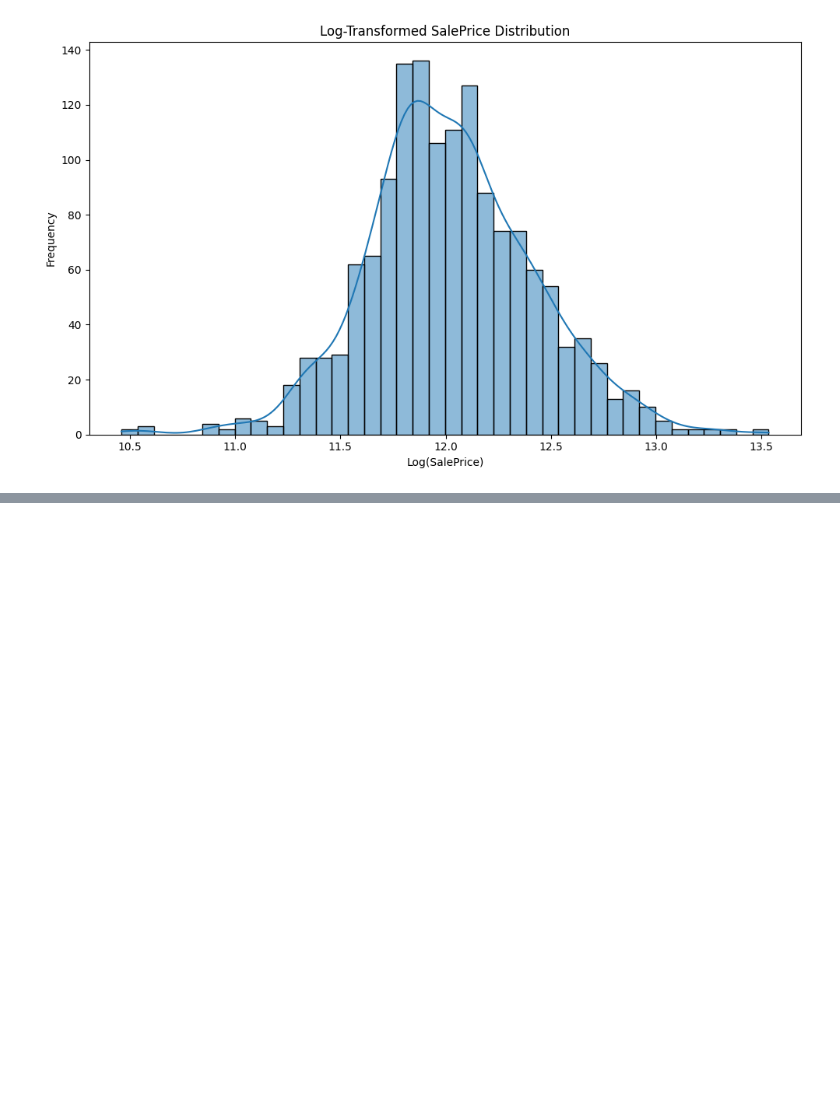
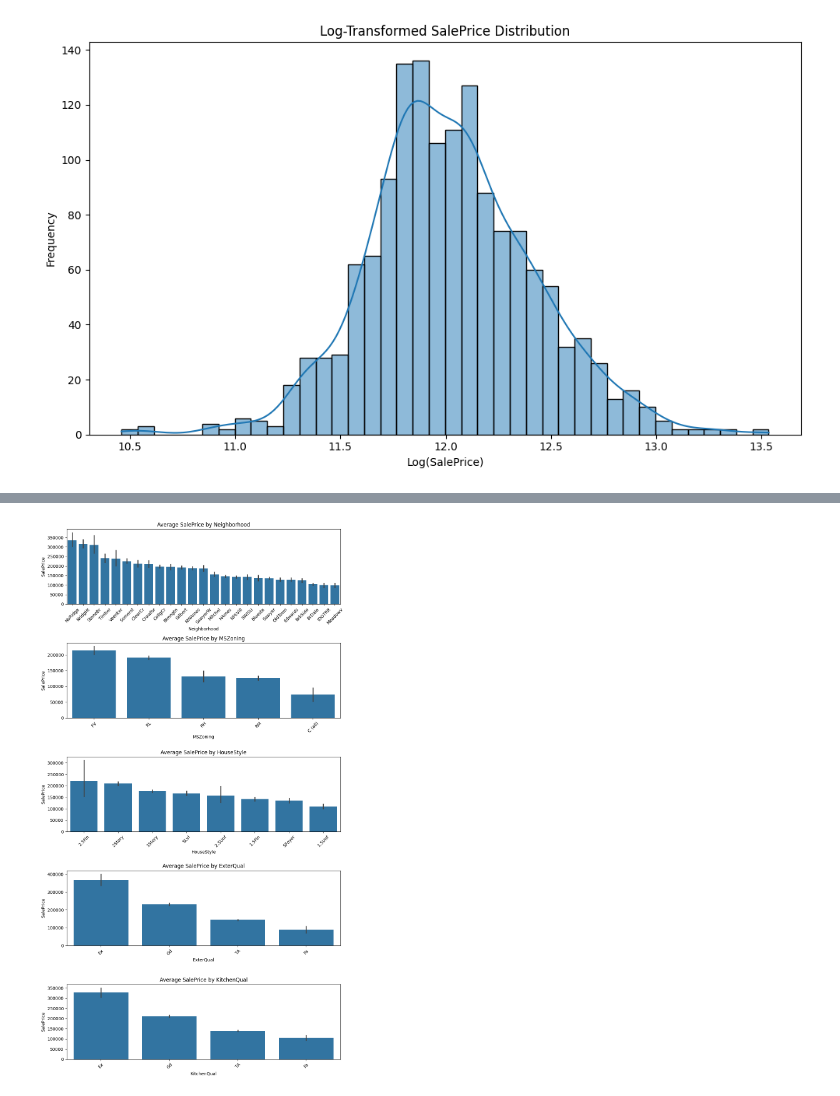
Before and after one commit to uowol/Kaggle-Data-Analysis, a Jupyter notebook: kaggle_projects/houseprice/notebooks/chat.ipynb, the cells around one changed output, grey strips where cells are left out. Saved outputs shown, nothing was run; the diff lists cells and outputs as text; code cells hidden in the pictures; blank space fills up the shorter version.

```diff
--- a/kaggle_projects/houseprice/notebooks/chat.ipynb
+++ b/kaggle_projects/houseprice/notebooks/chat.ipynb
@@ -163,0 +271,41 @@ with open("reports/eda_summary.md", "a", encoding="utf-8") as f:
+# %%
+# 범주형 변수 추출
+categorical_cols = df.select_dtypes(include='object').columns
+
+# 각 범주형 변수별 SalePrice 평균 계산
+category_price_summary = {}
+for col in categorical_cols:
+    if df[col].isnull().sum() == 0:  # 결측치 없는 변수만 분석
+        grouped = df.groupby(col)['SalePrice'].mean().sort_values(ascending=False)
+        category_price_summary[col] = grouped
+
+# 상위 5개 유의미한 변수 선택 예시: Neighborhood, MSZoning, HouseStyle, ExterQual, KitchenQual
+selected_cats = ['Neighborhood', 'MSZoning', 'HouseStyle', 'ExterQual', 'KitchenQual']
+fig, axes = plt.subplots(len(selected_cats), 1, figsize=(10, 18))
+for i, cat in enumerate(selected_cats):
+    sns.barplot(x=df[cat], y=df['SalePrice'], ax=axes[i], order=df.groupby(cat)['SalePrice'].mean().sort_values(ascending=False).index)
+    axes[i].set_title(f"Average SalePrice by {cat}")
+    axes[i].tick_params(axis='x', rotation=45)
+
+plt.tight_layout()
+plt.savefig("figures/category_saleprice_bars.png")
+
+# Markdown 작성
+cat_md = """
+## 🧮 범주형 변수별 평균 SalePrice 분석
+
+다음 범주형 변수들은 주택 가격과 뚜렷한 관련을 보입니다.
+범주에 따라 평균 `SalePrice` 차이가 뚜렷하므로, 범주형 인코딩 시 **순서형** 또는 **가중 인코딩**을 고려할 수 있습니다.
+
+- `Neighborhood`: 거주지역에 따라 평균 가격 차이 큼 (예: NoRidge > StoneBr > Crawfor)
+- `MSZoning`: 주거구역 등급에 따른 가격 차이
+- `HouseStyle`: 주택 구조에 따른 차이 존재
+- `ExterQual`, `KitchenQual`: 외장재 및 주방 품질 수준이 가격에 큰 영향
+
+![범주형 변수별 평균 SalePrice](../figures/category_saleprice_bars.png)
+"""
+
+with open("reports/eda_summary.md", "a", encoding="utf-8") as f:
+    f.write(cat_md)
+# %% [output]
+[figure, added]
```
Also changed, not shown: parts of 10 cells of this notebook, 7 other files.
